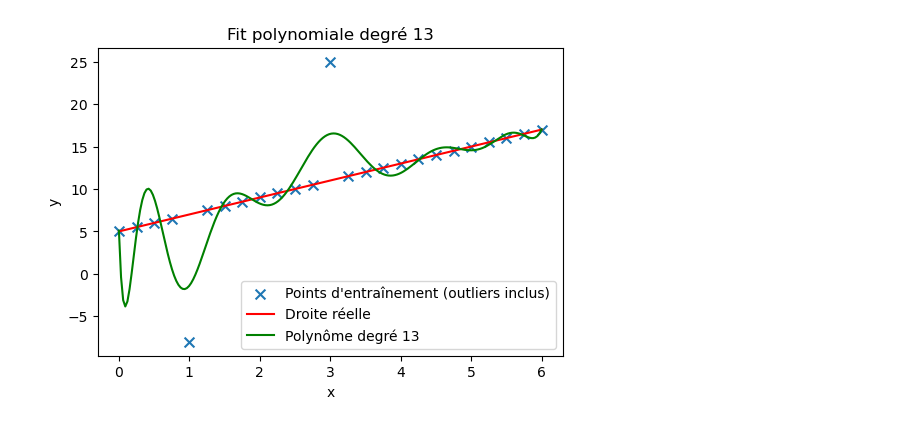
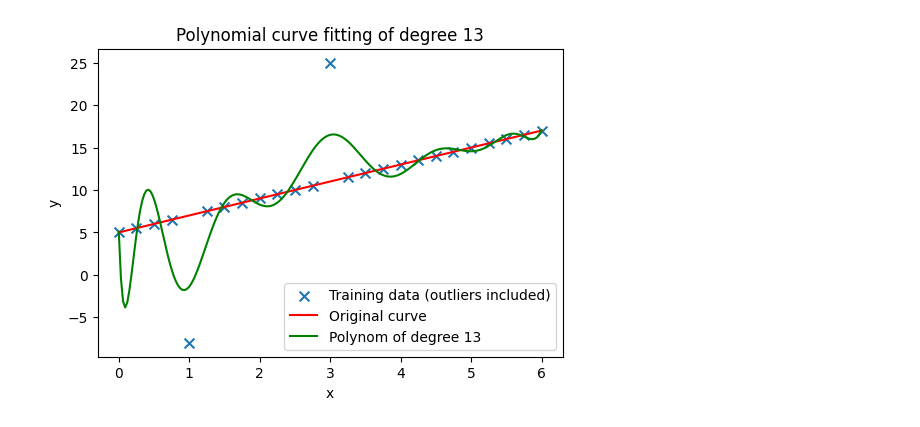
Before and after one commit to Albeenee/benign_overfitting_in_single_head_attention, a Jupyter notebook: overfitting_example.ipynb, the cells around one changed output. Cells and saved outputs as stored; diff of their text form; code cells hidden in the pictures.

```diff
--- a/overfitting_example.ipynb
+++ b/overfitting_example.ipynb
@@ -170,22 +176,17 @@ plt.show()
 # %%
-# 2) Ajustement polynomiale de degré 12
-degree = 13
-coeffs = np.polyfit(x, y_noisy, deg=degree)   # Trouver les coefficients
-p = np.poly1d(coeffs)                         # Construire l'objet polynôme
-
-# 3) Évaluation du polynôme sur une grille fine
+# Evaluate the polynom
 x_fit = np.linspace(0, 6, 200)
 y_fit = p(x_fit)
 
-# 4) Visualisation
+# Plot
 plt.figure(figsize=(6, 4))
-plt.scatter(x, y_noisy, label="Points d'entraînement (outliers inclus)", marker="x", s=50)
-plt.plot(x, y_true, label="Droite réelle", color='red')
-plt.plot(x_fit, y_fit, label=f"Polynôme degré {degree}", color='green')
+plt.scatter(x, y_noisy, label="Training data (outliers included)", marker="x", s=50)
+plt.plot(x, y_true, label="Original curve", color='red')
+plt.plot(x_fit, y_fit, label=f"Polynom of degree {degree}", color='green')
 plt.xlabel("x")
 plt.ylabel("y")
 plt.legend()
-plt.title(f"Fit polynomiale degré {degree}")
+plt.title(f"Polynomial curve fitting of degree {degree}")
 plt.show()
 # %% [output]
-[figure, old version]
+[figure, new version]
```
Also changed, not shown: parts of 20 cells of this notebook, 1 other file.
